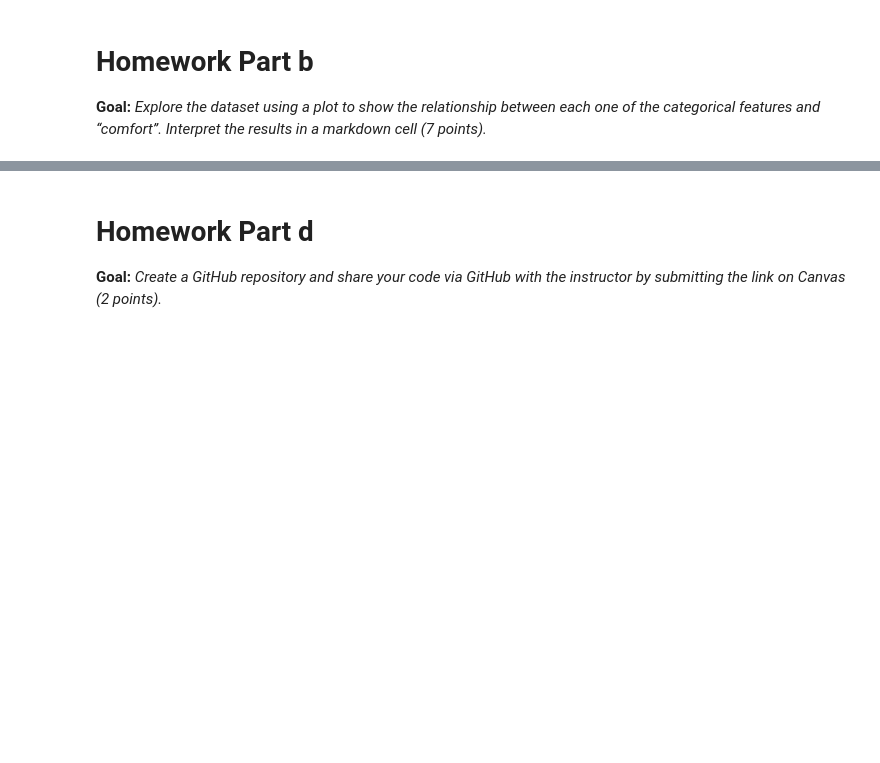
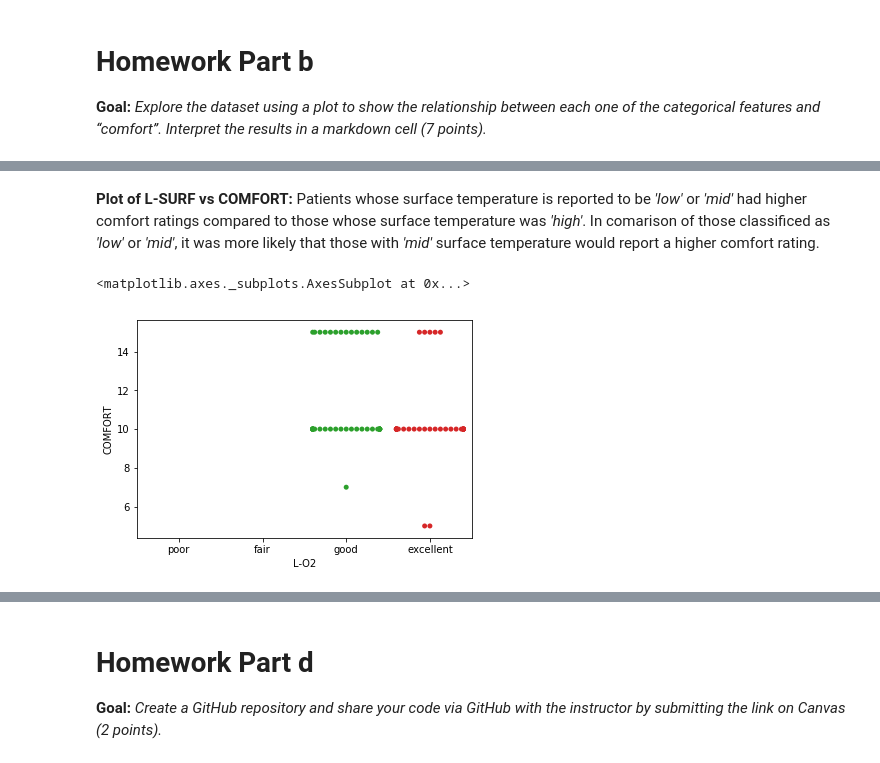
Before and after one commit to mdelbasha/BME4760_HW1, a Jupyter notebook: BME4760_HW1.ipynb, the cells around one changed output, grey strips where cells are left out. Saved outputs shown, nothing was run; the diff lists cells and outputs as text; code cells hidden in the pictures; blank space fills up the shorter version.

```diff
--- a/BME4760_HW1.ipynb
+++ b/BME4760_HW1.ipynb
@@ -48,2 +50,7 @@ sns.swarmplot(x='L-SURF', y='COMFORT', data=explore) # L-SURF VS COMFORT
+# %% [markdown]
+**Plot of L-SURF vs COMFORT:** Patients whose surface temperature is reported to be *'low'* or *'mid'* had higher comfort ratings compared to those whose surface temperature was *'high'*. In comarison of those classificed as  *'low'* or *'mid'*, it was more likely that those with *'mid'* surface temperature would report a higher comfort rating.
 # %%
-sns.swarmplot(x='L-O2', y='COMFORT', data=explore) # L-O2 VS COMFORT
+sns.swarmplot(x='L-O2', y='COMFORT', order=['poor','fair','good', 'excellent'],data=explore) # L-O2 VS COMFORT
+# %% [output]
+<matplotlib.axes._subplots.AxesSubplot at 0x...>
+[figure, added]
```
Also changed, not shown: parts of 17 cells of this notebook.
